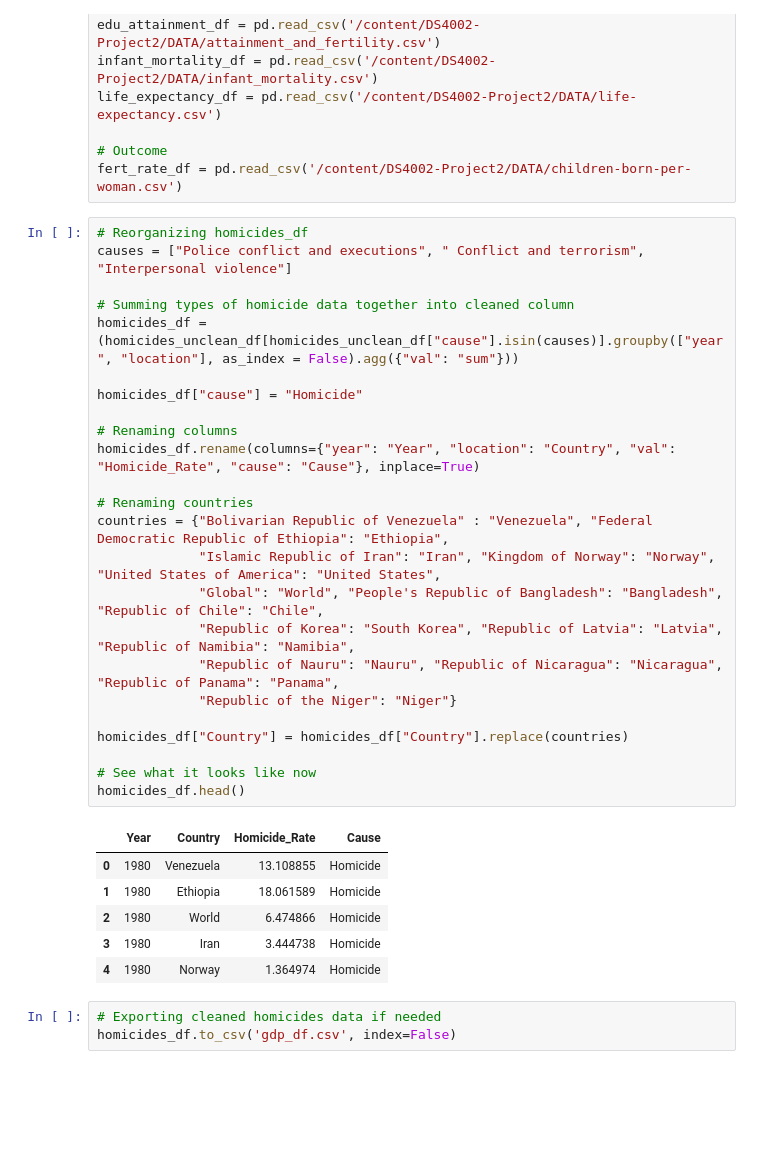
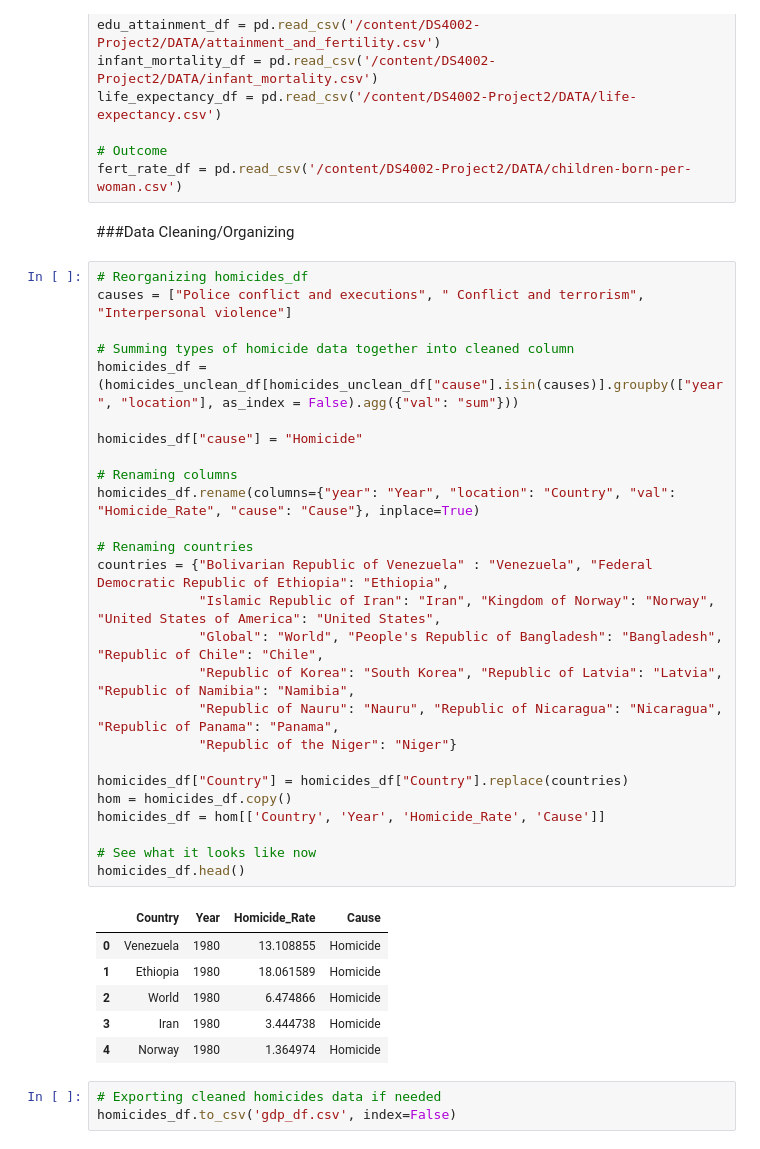
Before and after one commit to vrhughes/DS4002-Project2, a Jupyter notebook: SCRIPTS/Data_Consolidation.ipynb, the cells around one changed output. Saved outputs shown, nothing was run; the diff lists cells and outputs as text; blank space fills up the shorter version.

Commit message:
Combined, having trouble with homicide data only

```diff
--- a/SCRIPTS/Data_Consolidation.ipynb
+++ b/SCRIPTS/Data_Consolidation.ipynb
@@ -25,37 +25,41 @@ life_expectancy_df = pd.read_csv('/content/DS4002-Project2/DATA/life-expectancy.
 
 # Outcome
 fert_rate_df = pd.read_csv('/content/DS4002-Project2/DATA/children-born-per-woman.csv')
+# %% [markdown]
+###Data Cleaning/Organizing
 # %%
 # Reorganizing homicides_df
 causes = ["Police conflict and executions", " Conflict and terrorism", "Interpersonal violence"]
 
 # Summing types of homicide data together into cleaned column
 homicides_df = (homicides_unclean_df[homicides_unclean_df["cause"].isin(causes)].groupby(["year", "location"], as_index = False).agg({"val": "sum"}))
 
 homicides_df["cause"] = "Homicide"
 
 # Renaming columns
 homicides_df.rename(columns={"year": "Year", "location": "Country", "val": "Homicide_Rate", "cause": "Cause"}, inplace=True)
 
 # Renaming countries
 countries = {"Bolivarian Republic of Venezuela" : "Venezuela", "Federal Democratic Republic of Ethiopia": "Ethiopia",
              "Islamic Republic of Iran": "Iran", "Kingdom of Norway": "Norway", "United States of America": "United States",
              "Global": "World", "People's Republic of Bangladesh": "Bangladesh", "Republic of Chile": "Chile",
              "Republic of Korea": "South Korea", "Republic of Latvia": "Latvia", "Republic of Namibia": "Namibia",
              "Republic of Nauru": "Nauru", "Republic of Nicaragua": "Nicaragua", "Republic of Panama": "Panama",
              "Republic of the Niger": "Niger"}
 
 homicides_df["Country"] = homicides_df["Country"].replace(countries)
+hom = homicides_df.copy()
+homicides_df = hom[['Country', 'Year', 'Homicide_Rate', 'Cause']]
 
 # See what it looks like now
 homicides_df.head()
 # %% [output]
-|  | Year | Country | Homicide_Rate | Cause |
-| 0 | 1980 | Venezuela | 13.108855 | Homicide |
-| 1 | 1980 | Ethiopia | 18.061589 | Homicide |
-| 2 | 1980 | World | 6.474866 | Homicide |
-| 3 | 1980 | Iran | 3.444738 | Homicide |
-| 4 | 1980 | Norway | 1.364974 | Homicide |
+|  | Country | Year | Homicide_Rate | Cause |
+| 0 | Venezuela | 1980 | 13.108855 | Homicide |
+| 1 | Ethiopia | 1980 | 18.061589 | Homicide |
+| 2 | World | 1980 | 6.474866 | Homicide |
+| 3 | Iran | 1980 | 3.444738 | Homicide |
+| 4 | Norway | 1980 | 1.364974 | Homicide |
 # %%
 # Exporting cleaned homicides data if needed
 homicides_df.to_csv('gdp_df.csv', index=False)
```
Also changed, not shown: parts of 4 cells of this notebook.
